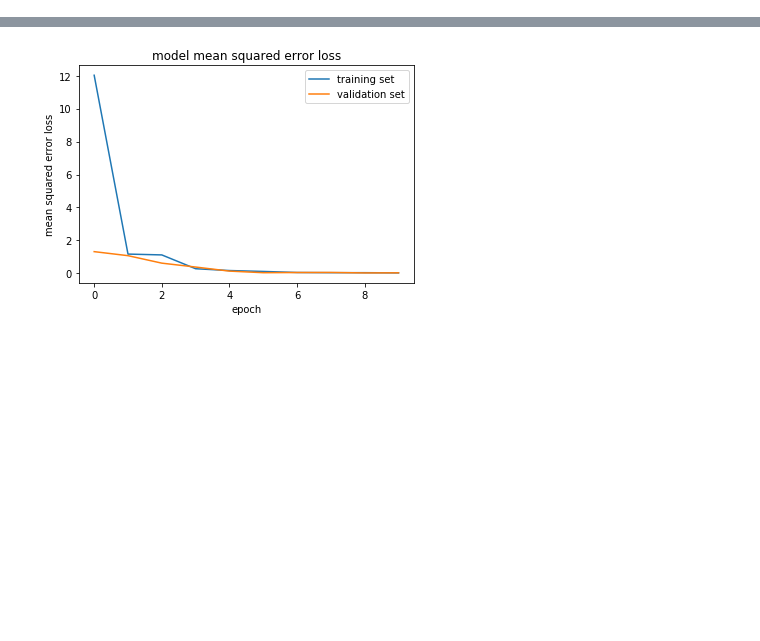
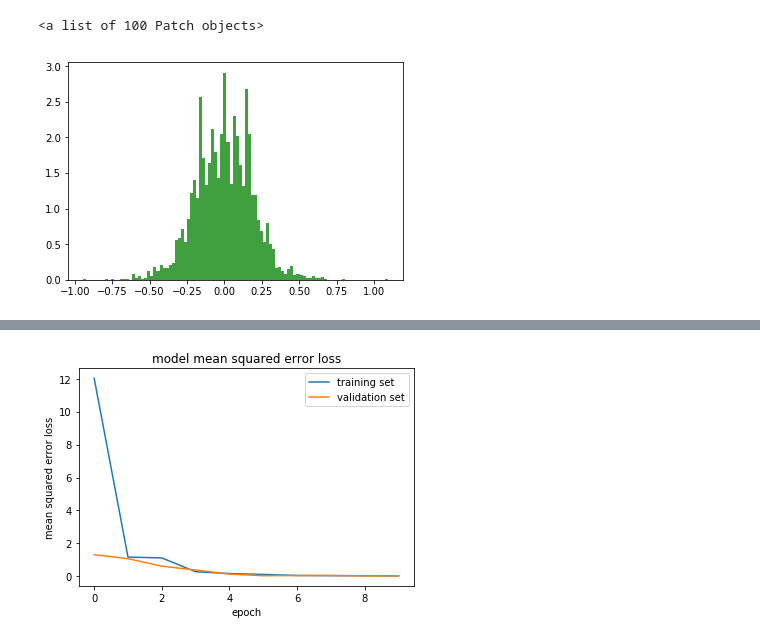
Before and after one commit to sdegryze/CarND-Behavioral-Cloning-P3, a Jupyter notebook: Project 3 - Behavioral Cloning.ipynb, the cells around one changed output, grey strips where cells are left out. Cells and saved outputs as stored; diff of their text form; code cells hidden in the pictures; blank space fills up the shorter version.

```diff
--- a/Project 3 - Behavioral Cloning.ipynb
+++ b/Project 3 - Behavioral Cloning.ipynb
@@ -42,19 +73,4 @@ plt.hist(np.array(steering_angles), 100, normed=1, facecolor='green', alpha=0.75
 # %%
 def get_path(line_entry):
     return(os.path.join("./data/IMG/", os.path.basename(line_entry.strip())))
-# %%
-images, measurements = [], []
-
-for line in lines:
-    source_path = get_path(line[0])
-    image = cv2.imread(source_path)
-    images.append(image)
-    measurement = float(line[3])
-    measurements.append(measurement)
-
-X_data = np.array(images)
-y_data = np.array(measurements)
-
-#np.save("./data/X_data.npy", X_data)
-#np.save("./data/y_data.npy", y_data)
 # %%
@@ -201,0 +139,13 @@ Epoch 10/10
+# %%
+samples_per_epoch = 5000
+batch_size = 128
+
+line_gen = get_data_generator(validation_lines, batch_size=batch_size, samples_per_epoch=samples_per_epoch)
+steering_angles = np.zeros((samples_per_epoch), dtype=np.float64)
+for i in range(samples_per_epoch // batch_size):
+    X_data, y_data = next(line_gen)
+    steering_angles[(i * batch_size):((i+1)* batch_size)] = y_data
+plt.hist(steering_angles, 100, normed=1, facecolor='green', alpha=0.75) [2]
+# %% [output]
+<a list of 100 Patch objects>
+[figure, added]
```
Also changed, not shown: parts of 20 cells of this notebook, 5 other files.
